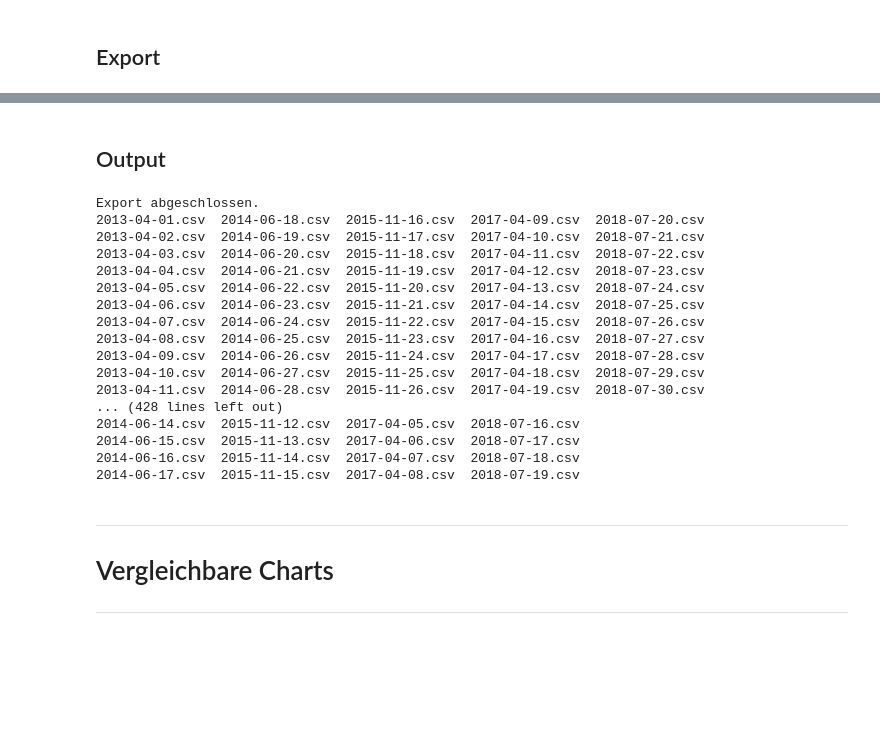
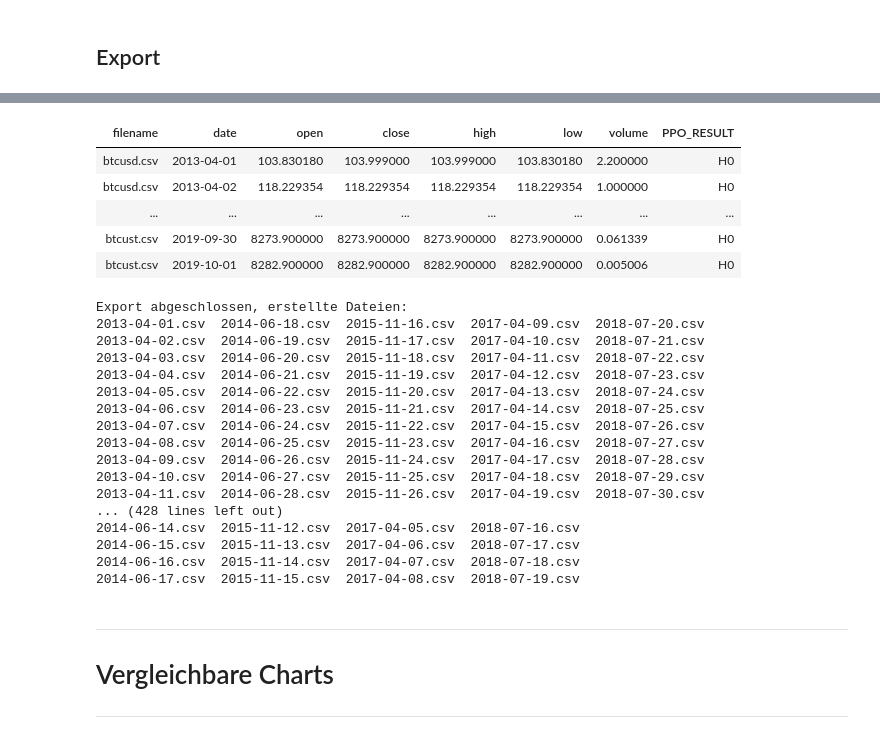
Before and after one commit to sleuoth-hof/trading_2019, a Jupyter notebook: Indikatoren/PPO_Indikator.ipynb, the cells around one changed output, grey strips where cells are left out. Saved outputs shown, nothing was run; the diff lists cells and outputs as text; code cells hidden in the pictures; blank space fills up the shorter version.

```diff
--- a/Indikatoren/PPO_Indikator.ipynb
+++ b/Indikatoren/PPO_Indikator.ipynb
@@ -846,7 +850,7 @@ Vorbereitung
 #
 
 data_output = spark.sql(
-  " select filename, date, open, close, high, low, volume, PPO_RESULT" \
+  " select filename, Date(date) date, open, close, high, low, volume, PPO_RESULT" \
   " FROM data_final_eval_result " \
   " order by filename asc, date asc "
 ).toPandas()
@@ -861,7 +865,7 @@ data_output.low = pd.to_numeric(data_output.low)
 data_output.volume = pd.to_numeric(data_output.volume)
 data_output.PPO_RESULT = (data_output['PPO_RESULT']).astype(str)
 
-data_output_days = spark.sql("SELECT DISTINCT date FROM data_final_eval_result").toPandas()
+data_output_days = spark.sql("SELECT DISTINCT Date(date) date FROM data_final_eval_result").toPandas()
 data_output_days.date = data_output_days.date = pd.to_datetime(data_output_days.date)
 
 data_distinct_days = data_output_days.to_numpy()
@@ -873,7 +877,11 @@ Export
 # Daten als csv exportieren
 #
 
-from pandas import Timestamp
+print("Zu exportierende Tage:")
+numpy.set_printoptions(threshold = Console_Preview_Limit)
+print(data_distinct_days)
+print("\nZu exportierender Datensatz:")
+display(HTML(data_output.to_html(index = False, max_rows = Console_Preview_Limit)))
 
 for currentDays in data_distinct_days:
   for currentDay in currentDays:
@@ -897,3 +905,9 @@ for currentDays in data_distinct_days:
         currentOutput.to_csv(currentFilename, sep='\t', encoding='utf-8', index=False)
       else:
         currentOutput.to_csv(os.path.join(Export_Pfad, Export_Ordnername, currentFilename), sep='\t', encoding='utf-8', index=False)
+
+print("\n\nExport abgeschlossen, erstellte Dateien:")
+if os.path.exists(os.path.join(Export_Pfad, Export_Ordnername)):
+  os.chdir(os.path.join(Export_Pfad, Export_Ordnername))
+!ls
+# %% [output]
@@ -900,33 +924,26 @@ for currentDays in data_distinct_days:
+| filename | date | open | close | high | low | volume | PPO_RESULT |
+| btcusd.csv | 2013-04-01 | 103.830180 | 103.999000 | 103.999000 | 103.830180 | 2.200000 | H0 |
+| btcusd.csv | 2013-04-02 | 118.229354 | 118.229354 | 118.229354 | 118.229354 | 1.000000 | H0 |
+| ... | ... | ... | ... | ... | ... | ... | ... |
+| btcust.csv | 2019-09-30 | 8273.900000 | 8273.900000 | 8273.900000 | 8273.900000 | 0.061339 | H0 |
+| btcust.csv | 2019-10-01 | 8282.900000 | 8282.900000 | 8282.900000 | 8282.900000 | 0.005006 | H0 |
+Export abgeschlossen, erstellte Dateien:
+2013-04-01.csv  2014-06-18.csv  2015-11-16.csv  2017-04-09.csv  2018-07-20.csv
+2013-04-02.csv  2014-06-19.csv  2015-11-17.csv  2017-04-10.csv  2018-07-21.csv
+2013-04-03.csv  2014-06-20.csv  2015-11-18.csv  2017-04-11.csv  2018-07-22.csv
+2013-04-04.csv  2014-06-21.csv  2015-11-19.csv  2017-04-12.csv  2018-07-23.csv
+2013-04-05.csv  2014-06-22.csv  2015-11-20.csv  2017-04-13.csv  2018-07-24.csv
+2013-04-06.csv  2014-06-23.csv  2015-11-21.csv  2017-04-14.csv  2018-07-25.csv
+2013-04-07.csv  2014-06-24.csv  2015-11-22.csv  2017-04-15.csv  2018-07-26.csv
+2013-04-08.csv  2014-06-25.csv  2015-11-23.csv  2017-04-16.csv  2018-07-27.csv
+2013-04-09.csv  2014-06-26.csv  2015-11-24.csv  2017-04-17.csv  2018-07-28.csv
+2013-04-10.csv  2014-06-27.csv  2015-11-25.csv  2017-04-18.csv  2018-07-29.csv
+2013-04-11.csv  2014-06-28.csv  2015-11-26.csv  2017-04-19.csv  2018-07-30.csv
+... (428 lines left out)
+2014-06-14.csv  2015-11-12.csv  2017-04-05.csv  2018-07-16.csv
+2014-06-15.csv  2015-11-13.csv  2017-04-06.csv  2018-07-17.csv
+2014-06-16.csv  2015-11-14.csv  2017-04-07.csv  2018-07-18.csv
+2014-06-17.csv  2015-11-15.csv  2017-04-08.csv  2018-07-19.csv
-# %% [markdown]
-Output
----
-# %%
-#
-# Output
-#
-
-print("Export abgeschlossen.")
-if os.path.exists(os.path.join(Export_Pfad, Export_Ordnername)):
-  os.chdir(os.path.join(Export_Pfad, Export_Ordnername))
-!ls
-# %% [output]
-Export abgeschlossen.
-2013-04-01.csv  2014-06-18.csv  2015-11-16.csv  2017-04-09.csv  2018-07-20.csv
-2013-04-02.csv  2014-06-19.csv  2015-11-17.csv  2017-04-10.csv  2018-07-21.csv
-2013-04-03.csv  2014-06-20.csv  2015-11-18.csv  2017-04-11.csv  2018-07-22.csv
-2013-04-04.csv  2014-06-21.csv  2015-11-19.csv  2017-04-12.csv  2018-07-23.csv
-2013-04-05.csv  2014-06-22.csv  2015-11-20.csv  2017-04-13.csv  2018-07-24.csv
-2013-04-06.csv  2014-06-23.csv  2015-11-21.csv  2017-04-14.csv  2018-07-25.csv
-2013-04-07.csv  2014-06-24.csv  2015-11-22.csv  2017-04-15.csv  2018-07-26.csv
-2013-04-08.csv  2014-06-25.csv  2015-11-23.csv  2017-04-16.csv  2018-07-27.csv
-2013-04-09.csv  2014-06-26.csv  2015-11-24.csv  2017-04-17.csv  2018-07-28.csv
-2013-04-10.csv  2014-06-27.csv  2015-11-25.csv  2017-04-18.csv  2018-07-29.csv
-2013-04-11.csv  2014-06-28.csv  2015-11-26.csv  2017-04-19.csv  2018-07-30.csv
-... (428 lines left out)
-2014-06-14.csv  2015-11-12.csv  2017-04-05.csv  2018-07-16.csv
-2014-06-15.csv  2015-11-13.csv  2017-04-06.csv  2018-07-17.csv
-2014-06-16.csv  2015-11-14.csv  2017-04-07.csv  2018-07-18.csv
-2014-06-17.csv  2015-11-15.csv  2017-04-08.csv  2018-07-19.csv
 # %% [markdown]
 ---
 # Vergleichbare Charts
```
Also changed, not shown: parts of 5 cells of this notebook.
